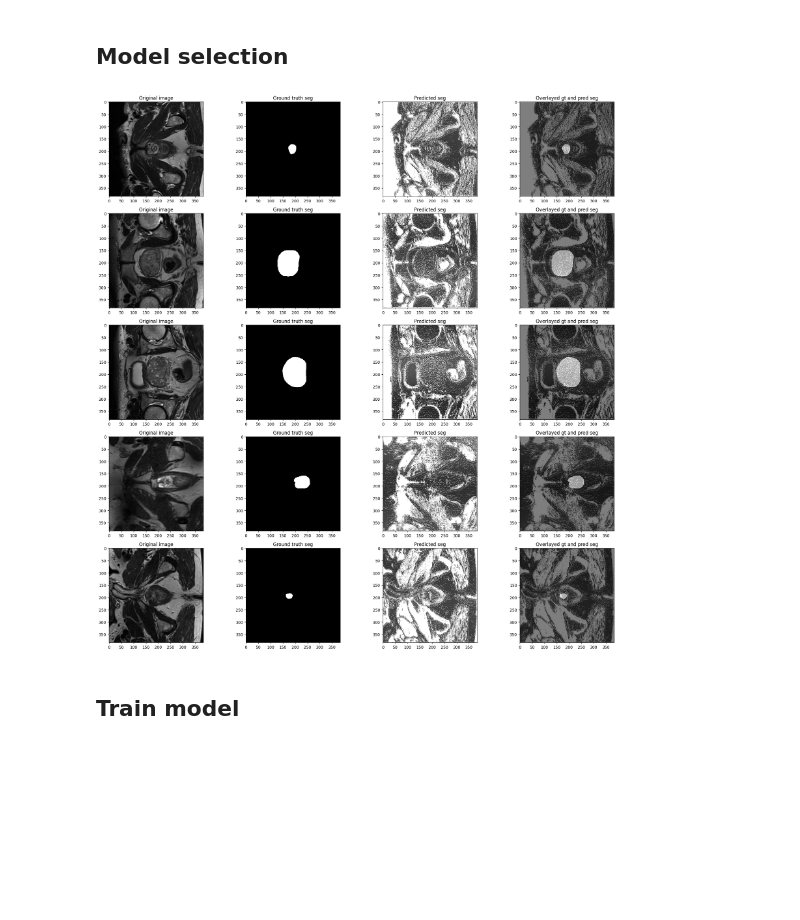
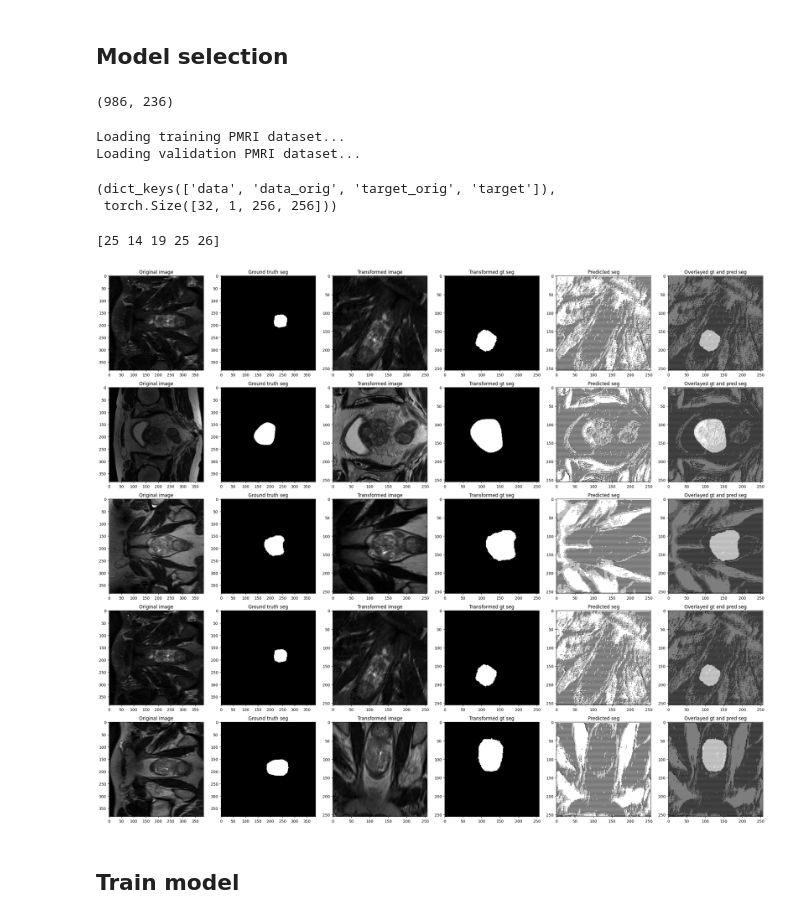
Before and after one commit to sgomezru/ModelAdapter, a Jupyter notebook: src/notebooks/tutorial.ipynb, the cells around one changed output. Saved outputs shown, nothing was run; the diff lists cells and outputs as text; code cells hidden in the pictures; blank space fills up the shorter version.

```diff
--- a/src/notebooks/tutorial.ipynb
+++ b/src/notebooks/tutorial.ipynb
@@ -21,7 +21,7 @@ from model.unet import get_unet
 ## Model selection
 # %%
 cfg = OmegaConf.load('../configs/conf.yaml')
-OmegaConf.update(cfg, 'run.iteration', 0)
+OmegaConf.update(cfg, 'run.iteration', 3)
 
 LOG = False
 DATA_KEY = 'prostate'
@@ -65,35 +65,56 @@ from pathlib import Path
 pmri_data_path = Path('/data/Data/PMRI').resolve()
 data_train = MultisiteMRIProstateDataset(pmri_data_path, 'siemens', 'train', load_only_present=True)
 data_valid = MultisiteMRIProstateDataset(pmri_data_path, 'siemens', 'valid', load_only_present=True)
+len(data_train), len(data_valid)
+# %% [output]
+(986, 236)
+# %%
+train_loader, val_loader = get_pmri_data_loaders(cfg=cfg)
+# %% [output]
+Loading training PMRI dataset...
+Loading validation PMRI dataset...
+# %%
+batch = next(train_loader)
+batch.keys(), batch['target'].shape
+# %% [output]
+(dict_keys(['data', 'data_orig', 'target_orig', 'target']),
+ torch.Size([32, 1, 256, 256]))
 # %%
 import numpy as np
 import torch
 
 num_imgs = 5
-indices = np.random.randint(0, len(data_valid), num_imgs)
-fig, axs  = plt.subplots(num_imgs, 4, figsize=(20,20))
-data = data_valid[indices]
-images = data['input'].permute(3, 0, 1, 2)
-labels = data['target'].permute(3, 0, 1, 2)
+indices = np.random.randint(0, batch['target'].shape[0], num_imgs)
+print(indices)
+fig, axs  = plt.subplots(num_imgs, 6, figsize=(24,20))
+images_og = batch['data_orig'][indices]
+labels_og = batch['target_orig'][indices]
+images_mod = batch['data'][indices] #.permute(3, 0, 1, 2)
+labels_mod = batch['target'][indices] #.permute(3, 0, 1, 2)
 with torch.no_grad():
     unet.eval()
-    pred = unet(images.float().cuda())
+    pred = unet(images_mod.float().cuda())
     pred = torch.argmax(pred, dim = 1).detach().cpu()
 
 for i in range(num_imgs):
     axs[i][0].set_title('Original image')
-    axs[i][0].imshow(images[i].squeeze(), cmap='gray')
+    axs[i][0].imshow(images_og[i].squeeze(), cmap='gray')
     axs[i][1].set_title('Ground truth seg')
-    axs[i][1].imshow(labels[i].squeeze(), cmap='gray')
-    axs[i][2].set_title('Predicted seg')
-    axs[i][2].imshow(pred[i], cmap='gray')
-    axs[i][3].set_title('Overlayed gt and pred seg')
-    axs[i][3].imshow(labels[i].squeeze(), cmap='gray')
-    axs[i][3].imshow(pred[i], cmap='gray', alpha=0.5)
+    axs[i][1].imshow(labels_og[i].squeeze(), cmap='gray')
+    axs[i][2].set_title('Transformed image')
+    axs[i][2].imshow(images_mod[i].squeeze(), cmap='gray')
+    axs[i][3].set_title('Transformed gt seg')
+    axs[i][3].imshow(labels_mod[i].squeeze(), cmap='gray')
+    axs[i][4].set_title('Predicted seg')
+    axs[i][4].imshow(pred[i], cmap='gray')
+    axs[i][5].set_title('Overlayed gt and pred seg')
+    axs[i][5].imshow(labels_mod[i].squeeze(), cmap='gray')
+    axs[i][5].imshow(pred[i], cmap='gray', alpha=0.5)
 
 plt.tight_layout()
 # %% [output]
+[25 14 19 25 26]
-[figure, old version]
+[figure, new version]
 # %% [markdown]
 ## Train model
 # %% [markdown]
```
Also changed, not shown: parts of 1 cell of this notebook, 4 other files.
